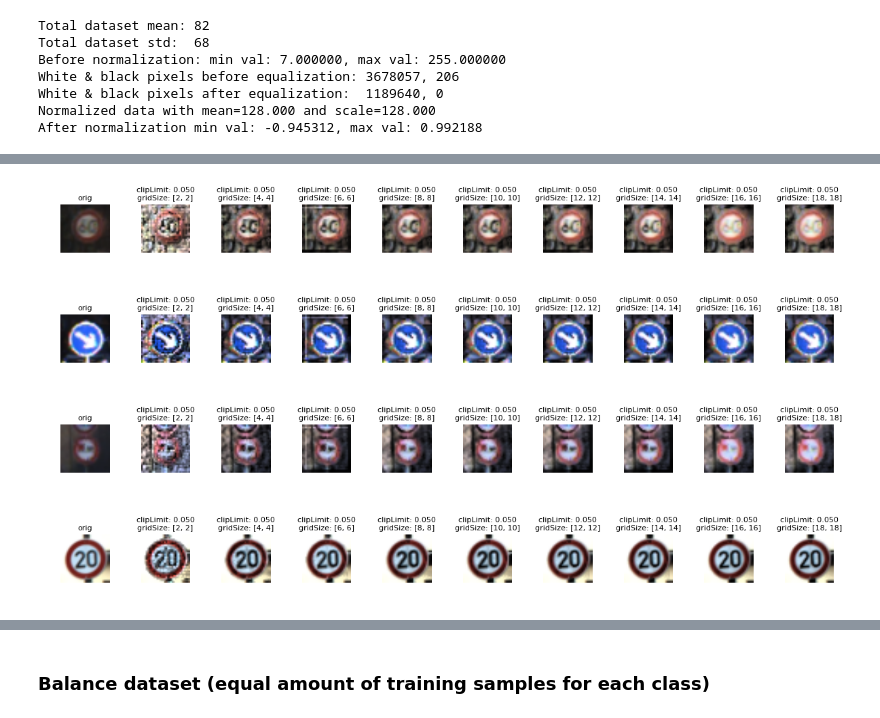
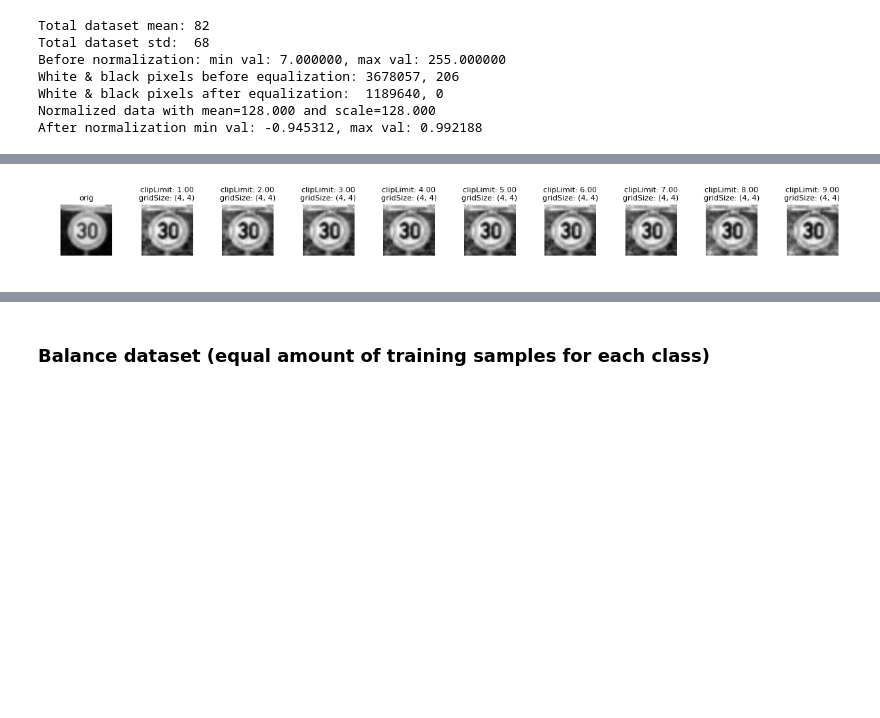
Before and after one commit to da-phil/SDC-Traffic-Sign-Classifier-Project, a Jupyter notebook: Traffic_Sign_Classifier.ipynb, the cells around one changed output, grey strips where cells are left out. Cells and saved outputs as stored; diff of their text form; code cells hidden in the pictures; blank space fills up the shorter version.

```diff
--- a/Traffic_Sign_Classifier.ipynb
+++ b/Traffic_Sign_Classifier.ipynb
@@ -371,37 +365,32 @@ min val: -0.148438, max val: 0.992188
 # %%
 # Test with different adaptive histogram equalization parameters
 list_size = 10
-for sample in random.sample(list(range(n_train)), 4):
-    X_norm =X_train[sample]
+for sample in [2900]: #random.sample(list(range(n_train)), 4):
+    X_norm =X_train[sample][:,:,0]
     #X_norm =  cv2.cvtColor(X_train[sample], cv2.COLOR_BGR2GRAY)
     #X_norm = center_normalize(X_norm, X_mean, X_std)
     plt.figure(figsize=(12,4))
-    #imshow_cmap="gray"
-    imshow_cmap=None
+    imshow_cmap="gray"
+    #imshow_cmap=None
     ax = plt.subplot(1, list_size, 1)
     ax.set_title("orig", fontdict={'fontsize': 8})
     ax.set_axis_off()
-    ax.imshow(normalize_for_imshow(X_norm), cmap=imshow_cmap) #, vmin=-1.0, vmax=1.0, cmap="gray", interpolation="lanczos")
+    ax.imshow(X_norm, cmap=imshow_cmap) #, vmin=-1.0, vmax=1.0, cmap="gray", interpolation="lanczos")
 
     for i in range(1, list_size):
-        clipLimit =  0.05 #i/list_size*0.1
-        grid_size = [i*2, i*2]
-        img = X_norm
-        #clahe = cv2.createCLAHE(clipLimit=clipLimit, tileGridSize=grid_size)
-        #data_norm[i] = np.reshape(clahe.apply(img.squeeze()),  data_norm.shape[1:])
-        #print(img.shape, img.dtype)
-        #img = img.astype("uint8")
-        img = exposure.equalize_adapthist(img, clip_limit=clipLimit, kernel_size=grid_size)
+        clipLimit = i
+        grid_size = (4,4) #(i+2,i+2)
+        img = X_norm.astype("uint8")
+        clahe = cv2.createCLAHE(clipLimit=clipLimit, tileGridSize=grid_size)
+        img = np.reshape(clahe.apply(img), X_norm.shape)
+        #img = exposure.equalize_adapthist(img, clip_limit=clipLimit, kernel_size=grid_size)
         #print("clipLimit: %f, grid_size: %s" % (clipLimit, grid_size))
         ax = plt.subplot(1, list_size, i+1)
-        ax.set_title("clipLimit: %.3f\ngridSize: %s" %(clipLimit, grid_size), fontdict={'fontsize': 8})
+        ax.set_title("clipLimit: %.2f\ngridSize: %s" %(clipLimit, grid_size), fontdict={'fontsize': 8})
         ax.set_axis_off()
         ax.imshow(img, cmap=imshow_cmap) #, vmin=-1.0, vmax=1.0, cmap="gray", interpolation="lanczos")
 
     plt.tight_layout()
     plt.show(True)
 # %% [output]
-[figure, old version]
+[figure, new version]
-[figure, removed]
-[figure, removed]
-[figure, removed]
```
Also changed, not shown: parts of 29 cells of this notebook.
